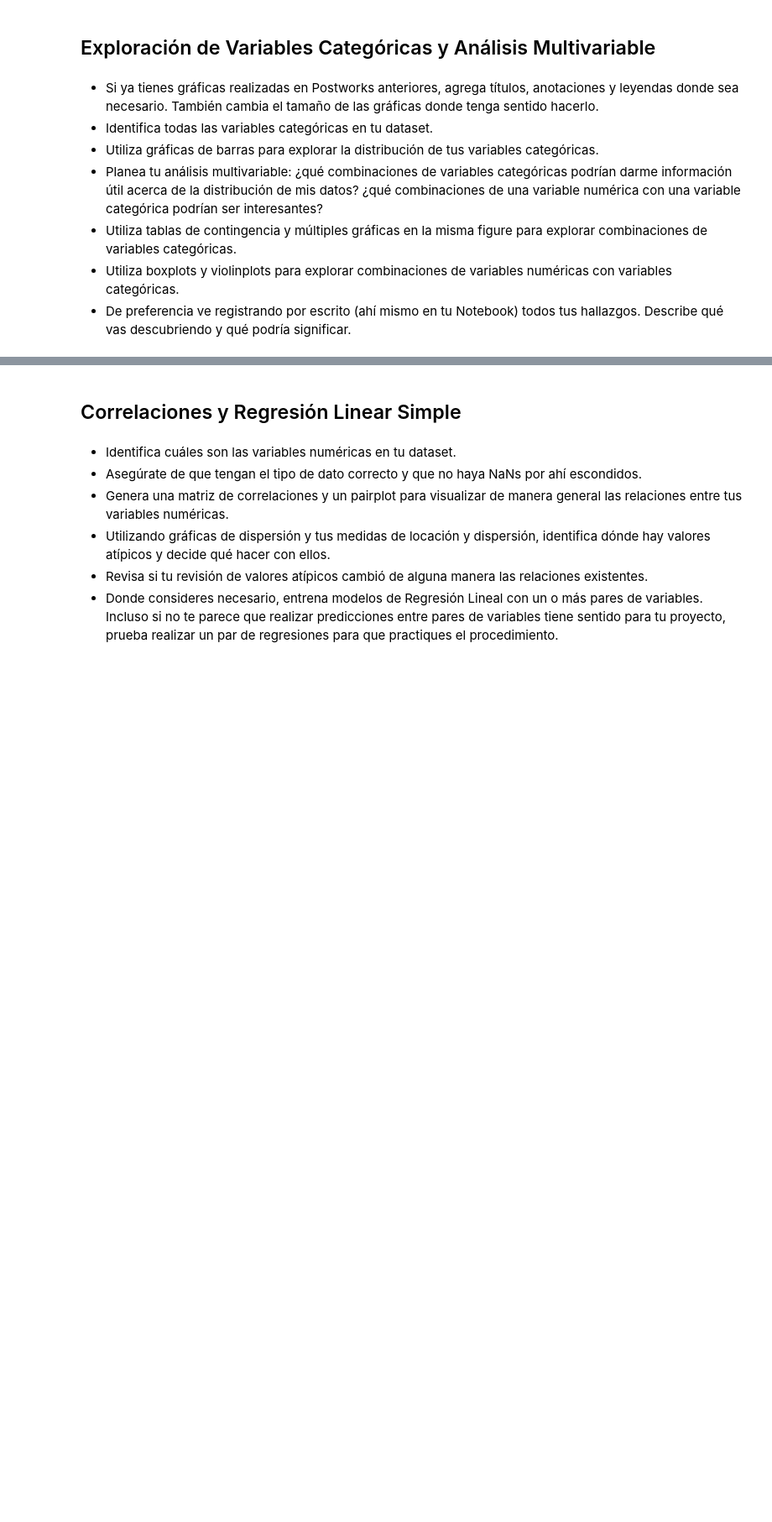
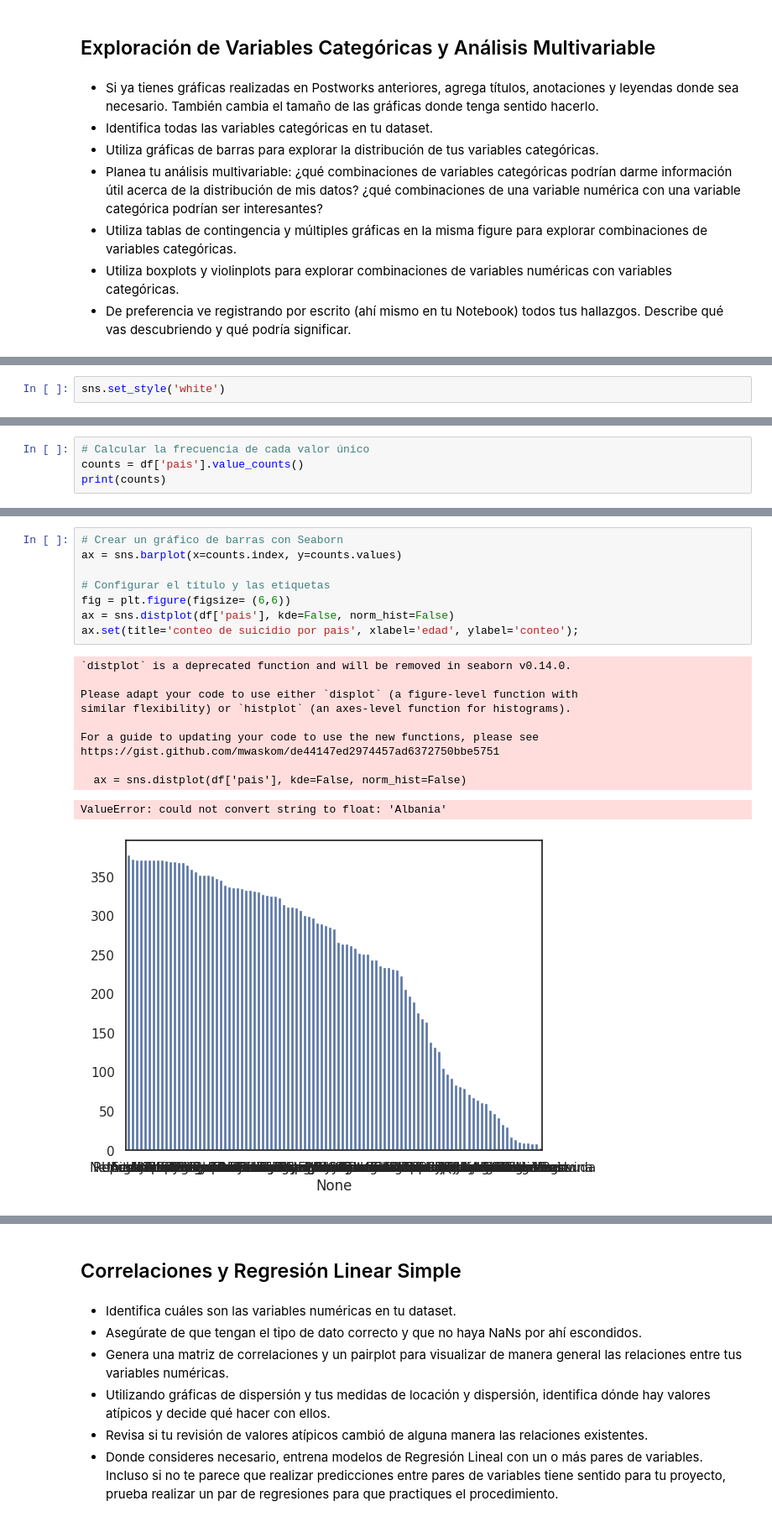
Before and after one commit to Gisellrom/ProyectoBEDU, a Jupyter notebook: Suicidios.ipynb, the cells around one changed output, grey strips where cells are left out. Shown at 84% size. Cells and saved outputs as stored; diff of their text form; blank space fills up the shorter version.

```diff
--- a/Suicidios.ipynb
+++ b/Suicidios.ipynb
@@ -761,0 +816,2 @@ Text(0.5, 1.0, 'PIB PER CAPITA')
+# %%
+sns.set_style('white')
@@ -761,0 +854,4 @@ Text(0.5, 1.0, 'PIB PER CAPITA')
+# %%
+# Calcular la frecuencia de cada valor único
+counts = df['pais'].value_counts()
+print(counts)
@@ -761,0 +871,20 @@ Text(0.5, 1.0, 'PIB PER CAPITA')
+# %%
+# Crear un gráfico de barras con Seaborn
+ax = sns.barplot(x=counts.index, y=counts.values)
+
+# Configurar el título y las etiquetas
+fig = plt.figure(figsize= (6,6))
+ax = sns.distplot(df['pais'], kde=False, norm_hist=False)
+ax.set(title='conteo de suicidio por pais', xlabel='edad', ylabel='conteo');
+# %% [output]
+`distplot` is a deprecated function and will be removed in seaborn v0.14.0.
+
+Please adapt your code to use either `displot` (a figure-level function with
+similar flexibility) or `histplot` (an axes-level function for histograms).
+
+For a guide to updating your code to use the new functions, please see
+https://gist.github.com/mwaskom/de44147ed2974457ad6372750bbe5751
+
+  ax = sns.distplot(df['pais'], kde=False, norm_hist=False)
+ValueError: could not convert string to float: 'Albania'
+[figure, added]
```
Also changed, not shown: parts of 55 cells of this notebook.
